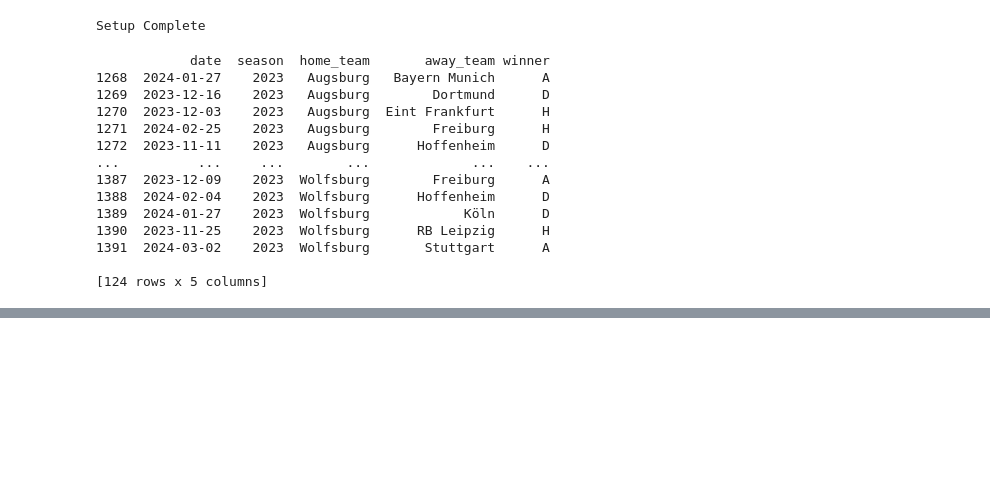
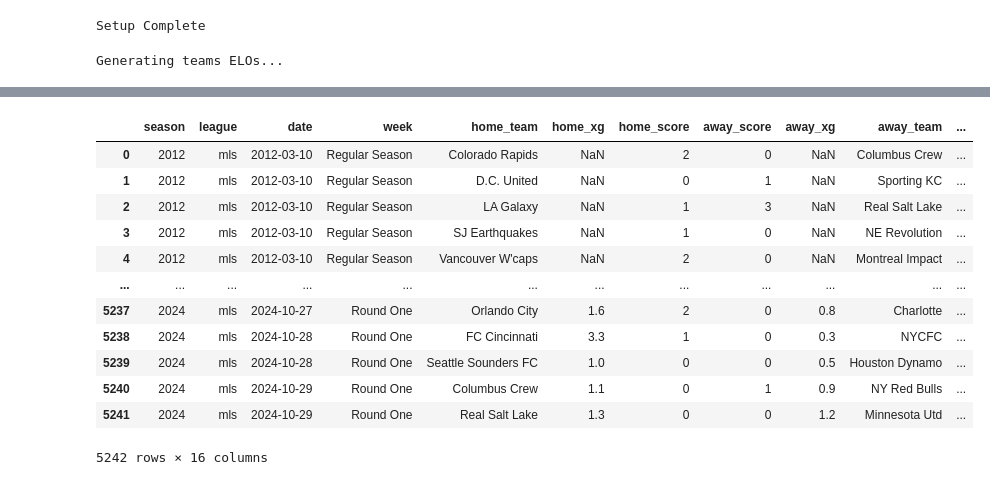
Before and after one commit to caiomelo22/football-predictor, a Jupyter notebook: src/simulator.ipynb, the cells around one changed output, grey strips where cells are left out. Drawn from its saved outputs; the diff is of its cells as text; code cells hidden in the pictures; blank space fills up the shorter version.

```diff
--- a/src/simulator.ipynb
+++ b/src/simulator.ipynb
@@ -17,20 +15,0 @@ betting_starts_after_n_games = 0
-# %%
-# Read the data
-X_full, y, X_test_full, y_test, odds_test = pf.get_league_data(
-    league, seasons, season_test
-)
-# %% [output]
-            date  season  home_team       away_team winner
-1268  2024-01-27    2023   Augsburg   Bayern Munich      A
-1269  2023-12-16    2023   Augsburg        Dortmund      D
-1270  2023-12-03    2023   Augsburg  Eint Frankfurt      H
-1271  2024-02-25    2023   Augsburg        Freiburg      H
-1272  2023-11-11    2023   Augsburg      Hoffenheim      D
-...          ...     ...        ...             ...    ...
-1387  2023-12-09    2023  Wolfsburg        Freiburg      A
-1388  2024-02-04    2023  Wolfsburg      Hoffenheim      D
-1389  2024-01-27    2023  Wolfsburg            Köln      D
-1390  2023-11-25    2023  Wolfsburg      RB Leipzig      H
-1391  2024-03-02    2023  Wolfsburg       Stuttgart      A
-
-[124 rows x 5 columns]
@@ -39,0 +30,5 @@ X_train, y_train, X_test = pf.filter_datasets(X_full, y, X_test_full, filtered_c
+# %%
+matches = bf.initialize_matches(league, start_season)
+display(matches)
+# %% [output]
+Generating teams ELOs...
@@ -39,0 +36,13 @@ X_train, y_train, X_test = pf.filter_datasets(X_full, y, X_test_full, filtered_c
+|  | season | league | date | week | home_team | home_xg | home_score | away_score | away_xg | away_team | ... |
+| 0 | 2012 | mls | 2012-03-10 | Regular Season | Colorado Rapids | NaN | 2 | 0 | NaN | Columbus Crew | ... |
+| 1 | 2012 | mls | 2012-03-10 | Regular Season | D.C. United | NaN | 0 | 1 | NaN | Sporting KC | ... |
+| 2 | 2012 | mls | 2012-03-10 | Regular Season | LA Galaxy | NaN | 1 | 3 | NaN | Real Salt Lake | ... |
+| 3 | 2012 | mls | 2012-03-10 | Regular Season | SJ Earthquakes | NaN | 1 | 0 | NaN | NE Revolution | ... |
+| 4 | 2012 | mls | 2012-03-10 | Regular Season | Vancouver W'caps | NaN | 2 | 0 | NaN | Montreal Impact | ... |
+| ... | ... | ... | ... | ... | ... | ... | ... | ... | ... | ... | ... |
+| 5237 | 2024 | mls | 2024-10-27 | Round One | Orlando City | 1.6 | 2 | 0 | 0.8 | Charlotte | ... |
+| 5238 | 2024 | mls | 2024-10-28 | Round One | FC Cincinnati | 3.3 | 1 | 0 | 0.3 | NYCFC | ... |
+| 5239 | 2024 | mls | 2024-10-28 | Round One | Seattle Sounders FC | 1.0 | 0 | 0 | 0.5 | Houston Dynamo | ... |
+| 5240 | 2024 | mls | 2024-10-29 | Round One | Columbus Crew | 1.1 | 0 | 1 | 0.9 | NY Red Bulls | ... |
+| 5241 | 2024 | mls | 2024-10-29 | Round One | Real Salt Lake | 1.3 | 0 | 0 | 1.2 | Minnesota Utd | ... |
+5242 rows × 16 columns
```
Also changed, not shown: parts of 12 cells of this notebook, 4 other files.
